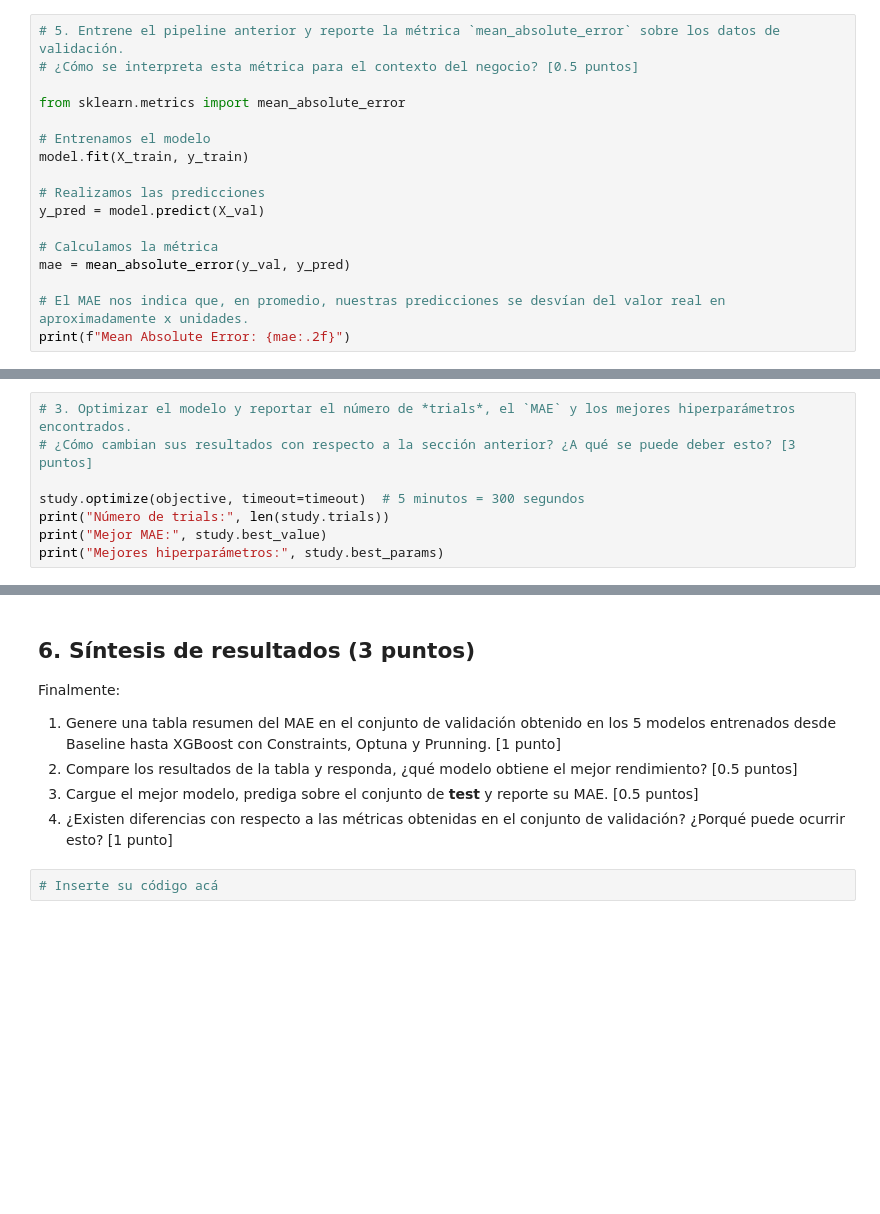
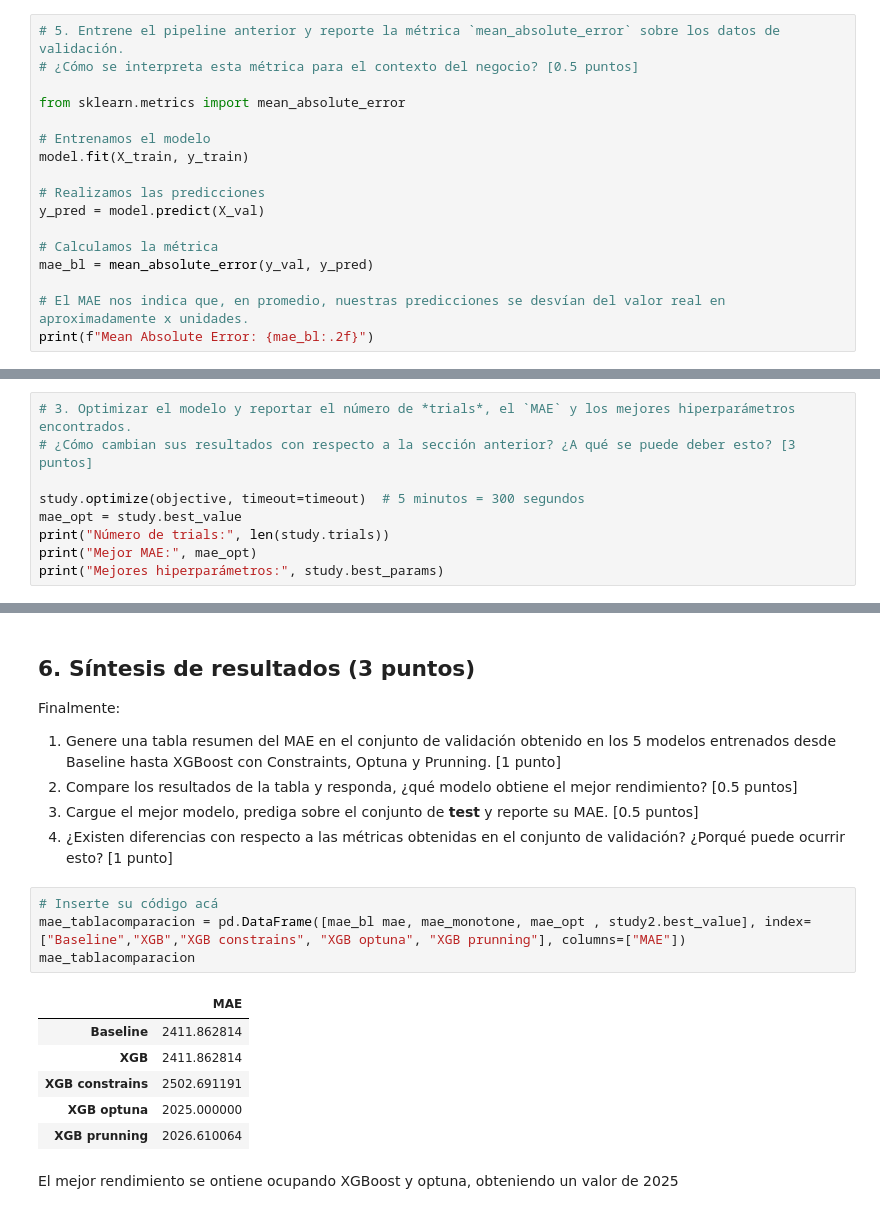
Before and after one commit to estebanaraneda/MDS7202_OVNI, a Jupyter notebook: Lab6/Lab6_enunciado.ipynb, the cells around one changed output, grey strips where cells are left out. Drawn from its saved outputs; the diff is of its cells as text; blank space fills up the shorter version.

```diff
--- a/Lab6/Lab6_enunciado.ipynb
+++ b/Lab6/Lab6_enunciado.ipynb
@@ -178,10 +190,10 @@ model.fit(X_train, y_train)
 y_pred = model.predict(X_val)
 
 # Calculamos la métrica
-mae = mean_absolute_error(y_val, y_pred)
+mae_bl = mean_absolute_error(y_val, y_pred)
 
 # El MAE nos indica que, en promedio, nuestras predicciones se desvían del valor real en aproximadamente x unidades.
-print(f"Mean Absolute Error: {mae:.2f}")
+print(f"Mean Absolute Error: {mae_bl:.2f}")
 # %% [output]
 Mean Absolute Error: 13298.50
 # %%
@@ -378,7 +390,8 @@ timeout=300  # 5 minutos = 300 segundos
 # ¿Cómo cambian sus resultados con respecto a la sección anterior? ¿A qué se puede deber esto? [3 puntos]
 
 study.optimize(objective, timeout=timeout)  # 5 minutos = 300 segundos
+mae_opt = study.best_value
 print("Número de trials:", len(study.trials))
-print("Mejor MAE:", study.best_value)
+print("Mejor MAE:", mae_opt)
 print("Mejores hiperparámetros:", study.best_params)
 # %% [output]
@@ -549,5 +578,16 @@ Finalmente:
 2. Compare los resultados de la tabla y responda, ¿qué modelo obtiene el mejor rendimiento? [0.5 puntos]
 3. Cargue el mejor modelo, prediga sobre el conjunto de **test** y reporte su MAE. [0.5 puntos]
 4. ¿Existen diferencias con respecto a las métricas obtenidas en el conjunto de validación? ¿Porqué puede ocurrir esto? [1 punto]
-# %%
-# Inserte su código acá
+# %%
+# Inserte su código acá
+mae_tablacomparacion = pd.DataFrame([mae_bl mae, mae_monotone, mae_opt , study2.best_value], index=["Baseline","XGB","XGB constrains", "XGB optuna", "XGB prunning"], columns=["MAE"])
+mae_tablacomparacion
+# %% [output]
+|  | MAE |
+| Baseline | 2411.862814 |
+| XGB | 2411.862814 |
+| XGB constrains | 2502.691191 |
+| XGB optuna | 2025.000000 |
+| XGB prunning | 2026.610064 |
+# %% [markdown]
+El mejor rendimiento se ontiene ocupando XGBoost y optuna, obteniendo un valor de 2025
```
Also changed, not shown: parts of 10 cells of this notebook.
